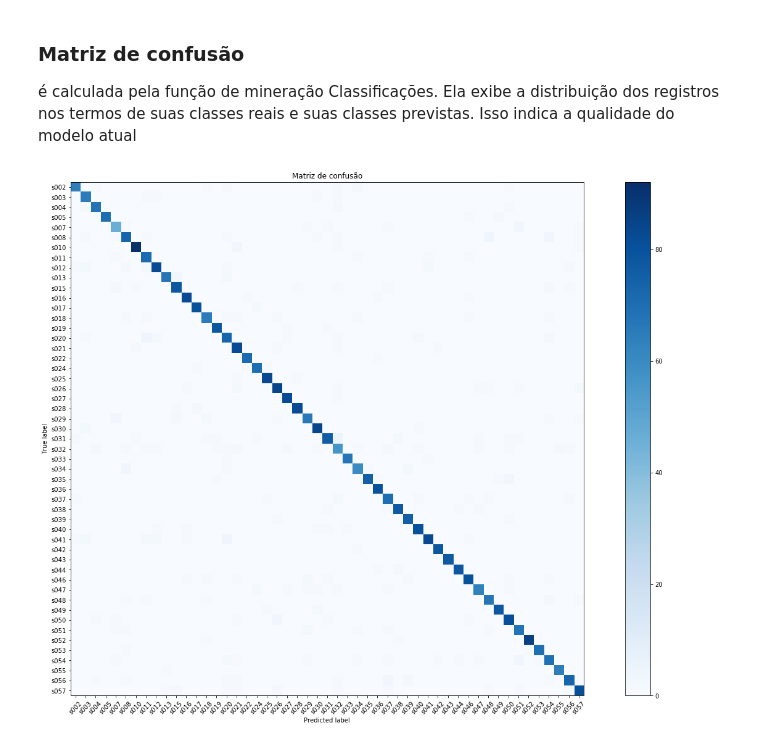
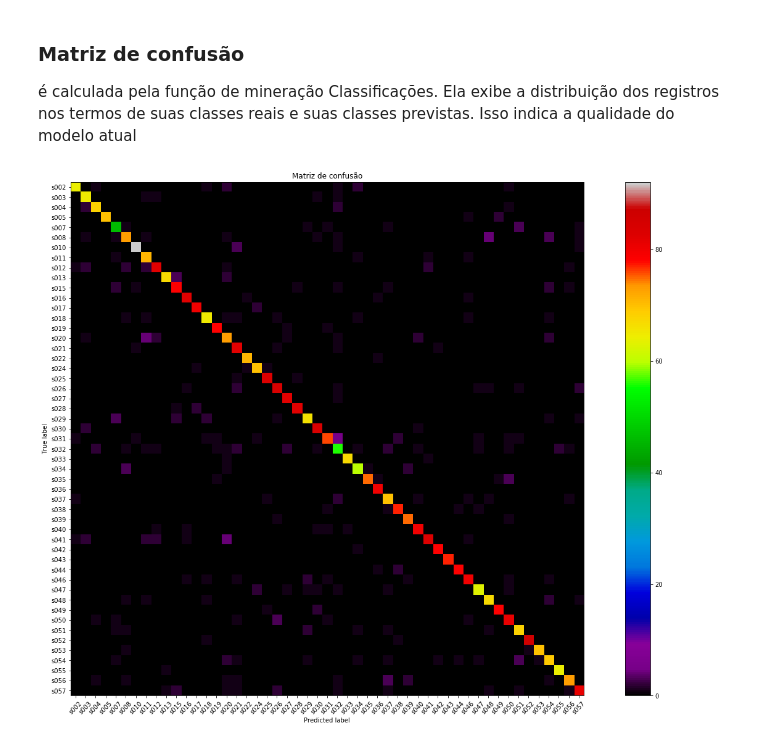
Before and after one commit to VitorScheffer/Keystroke-Dynamics, a Jupyter notebook: src/Implementação Rede Neural Artificial - Keystroke Dynamics.ipynb, the cells around one changed output. Saved outputs shown, nothing was run; the diff lists cells and outputs as text; code cells hidden in the pictures.

Commit message:
Novas cores matriz de confusão
:)

````diff
--- a/src/Implementação Rede Neural Artificial - Keystroke Dynamics.ipynb
+++ b/src/Implementação Rede Neural Artificial - Keystroke Dynamics.ipynb
@@ -49,6 +49,4 @@ MLPClassifier(activation='relu', alpha=0.0001, batch_size='auto', beta_1=0.9,
        warm_start=False)
 ```
 # %%
-classificador = MLPClassifier(random_state=42,hidden_layer_sizes=(84, ),max_iter=600,
-                              activation= 'relu', learning_rate= 'invscaling',
-                              solver='adam').fit(X_train,y_train)
+classificador = MLPClassifier(random_state=42,hidden_layer_sizes=(84, ),max_iter=600).fit(X_train,y_train)
@@ -108,9 +106,9 @@ plt_learn_curve(MLPClassifier(random_state=42,hidden_layer_sizes=(84, ),max_iter
 # %%
 # Compute confusion matrix
 cnf_matrix = confusion_matrix(y_test, y_predict)
 np.set_printoptions(precision=2)
 
 # Plot confusion matrix
-plt_confusion_matrix(cnf_matrix, classes=y_labels, normalize=False, title='Matriz de confusão')
+plt_confusion_matrix(cnf_matrix, classes=y_labels, normalize=False, title='Matriz de confusão',cmap=plt.cm.nipy_spectral).show()
 # %% [output]
-[figure, old version]
+[figure, new version]
````
Also changed, not shown: parts of 4 cells of this notebook, 2 other files.
